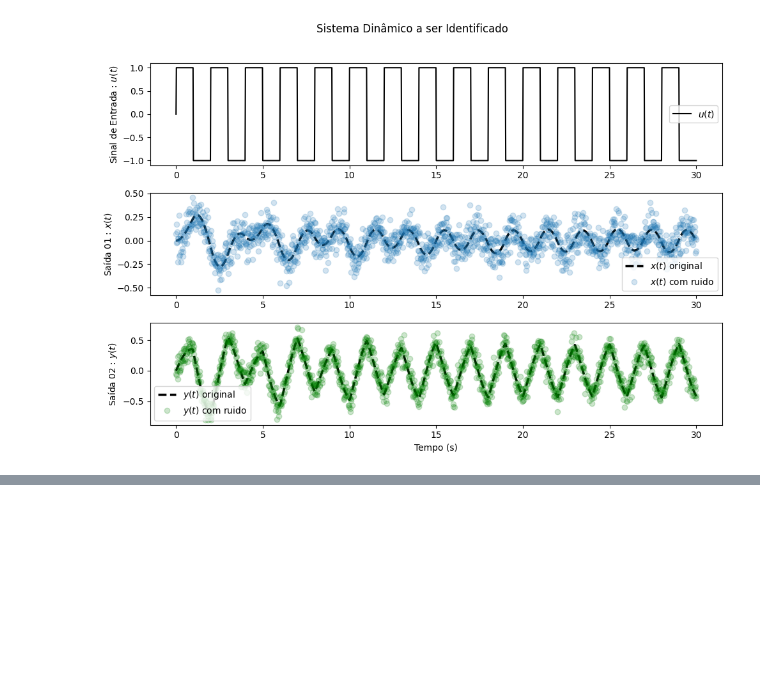
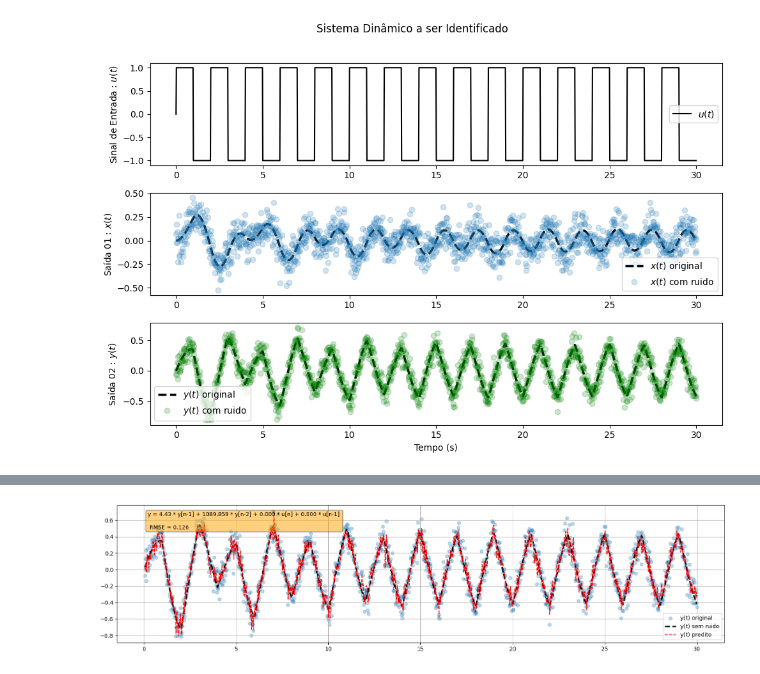
Before and after one commit to EnzoFSouza/computacao_numerica, a Jupyter notebook: Projeto_01_U2.ipynb, the cells around one changed output, grey strips where cells are left out. Cells and saved outputs as stored; diff of their text form; code cells hidden in the pictures; blank space fills up the shorter version.

```diff
--- a/Projeto_01_U2.ipynb
+++ b/Projeto_01_U2.ipynb
@@ -316,0 +219,81 @@ plt.show()
+# %%
+#Ajustando para y via RBF
+#y[n] = w0 * g(y[n-1]) + w1 * g(y[n-2]) + w2 * g(u[n]) + w3 * g(u[n-1])
+
+t = data[2:, 0] #tempo
+u = data[2:, 1] #entrada
+U1 = data[1:-1, 1] #u[n-1]
+
+y = data[2:, 3] #saida
+Y1 = data[1:-1, 3] #y[n-1]
+Y2 = data[:-2, 3] #y[n-2]
+
+c = np.linspace(t[0], t[-1], 4)
+s2 = 3
+
+phi_Y1 = np.exp(-((Y1[:, None] - c[None, :]) ** 2) / (2 * s2 * 2))
+phi_Y2 = np.exp(-((Y2[:, None] - c[None, :]) ** 2) / (2 * s2 * 2))
+phi_u = np.exp(-((u[:, None] - c[None, :]) ** 2) / (2 * s2 * 2))
+phi_U1 = np.exp(-((U1[:, None] - c[None, :]) ** 2) / (2 * s2 * 2))
+
+Y = np.column_stack((phi_Y1, phi_Y2, phi_u, phi_U1))
+
+#print(la.pinv(Y).shape)
+w = la.pinv(Y) @ y
+
+y_est = Y @ w
+
+EMQY = np.mean((y - y_est) ** 2)
+RMSE = np.sqrt(np.mean((y_est - y) ** 2))
+
+modelo = (f"y = {w[0]:.2f} * y[n-1] + {w[1]:.3f} * y[n-2] + {w[2]:.3f} * u[n] + {w[3]:.3f} * u[n-1] \n\n RMSE = {RMSE:.3f}")
+
+plt.figure(figsize=(16,4))
+plt.scatter(t, y, alpha = 0.3, label = "y(t) original")
+plt.plot(t, y1[2:], '--k', lw = 2.5, label = "y(t) sem ruido")
+plt.plot(t, y_est,'--r', label = "y(t) predito")
+plt.grid()
+plt.legend()
+plt.gca().text(0.05, 0.95, modelo, transform=plt.gca().transAxes,
+               fontsize=10, verticalalignment='top',
+               bbox=dict(boxstyle='round', facecolor='orange', alpha=0.5))
+plt.tight_layout()
+plt.show()
+
+#Calculando correlacao de pearson
+
+a, b, r_val, p_val, std_err = linregress(y_est, y)
+corr, _ = pearsonr(y_est, y)
+y_reg = a * y_est + b
+
+plt.figure(figsize=(16, 4))
+plt.scatter(y_est, y, alpha = 0.7, label = 'Dados (y_est(RBF) vs y)', color = 'blue')
+plt.plot(y_est, y_reg, '--r', label = 'Regressão Linear')
+
+plt.fill_between(y_est, y_reg - RMSE, y_reg + RMSE, color = 'orange', alpha = 0.3, label = '±√EMQ')
+
+reg_eq = f"y = {a:.4f} * y_est + {b:.4f}"
+corr_text = f"r (Correlação de Pearson) = {corr:.4f}"
+emq_text = f"EMQ = {EMQY:.4f} ± {RMSE:.4f}"
+
+plt.text(0.05, 0.95, reg_eq, transform=plt.gca().transAxes,
+         fontsize = 11, verticalalignment = 'top',
+         bbox = dict(boxstyle = "round", facecolor = 'lightyellow', alpha = 0.7))
+
+plt.text(0.05, 0.85, corr_text, transform=plt.gca().transAxes,
+         fontsize = 11, verticalalignment = 'top',
+         bbox = dict(boxstyle = "round", facecolor = 'lightcyan', alpha = 0.7))
+
+plt.text(0.05, 0.75, emq_text, transform=plt.gca().transAxes,
+         fontsize = 11, verticalalignment = 'top',
+         bbox = dict(boxstyle = "round", facecolor = 'mistyrose', alpha = 0.7))
+
+plt.xlabel("y_est (Estimativa via RBF)")
+plt.ylabel("y (Saida Real)")
+plt.title("Regressão Linear com Faixa de Erro (±√EMQ)")
+plt.legend()
+plt.grid()
+plt.tight_layout()
+plt.show()
+# %% [output]
+[figure, added]
```
Also changed, not shown: parts of 7 cells of this notebook.
